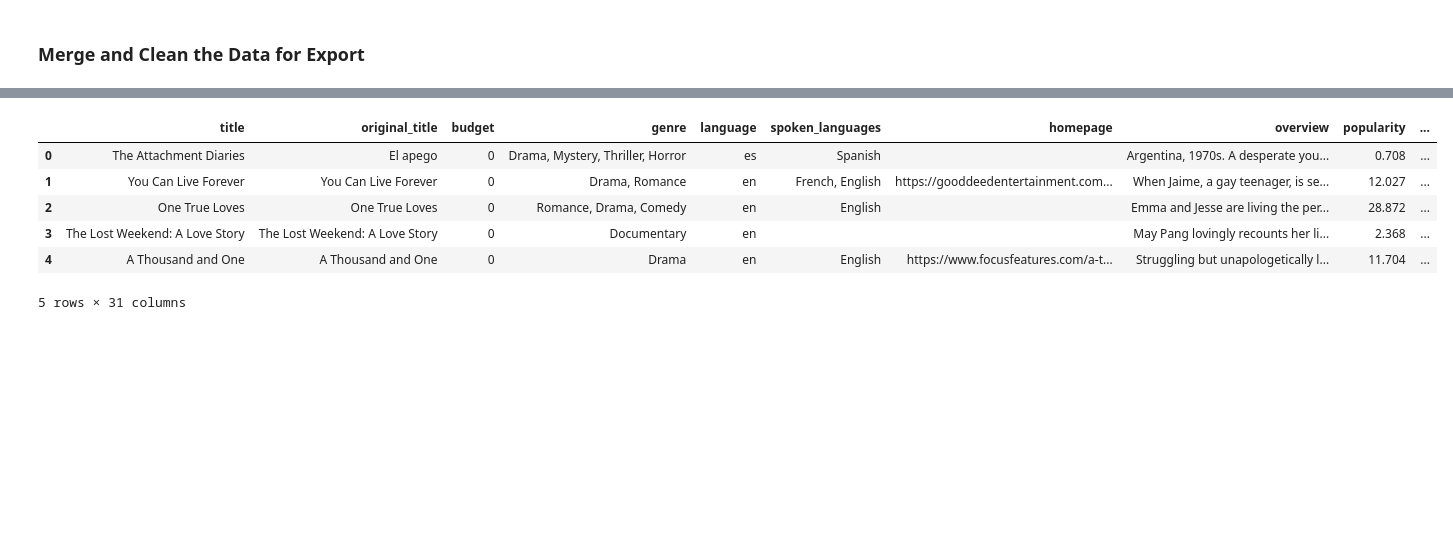
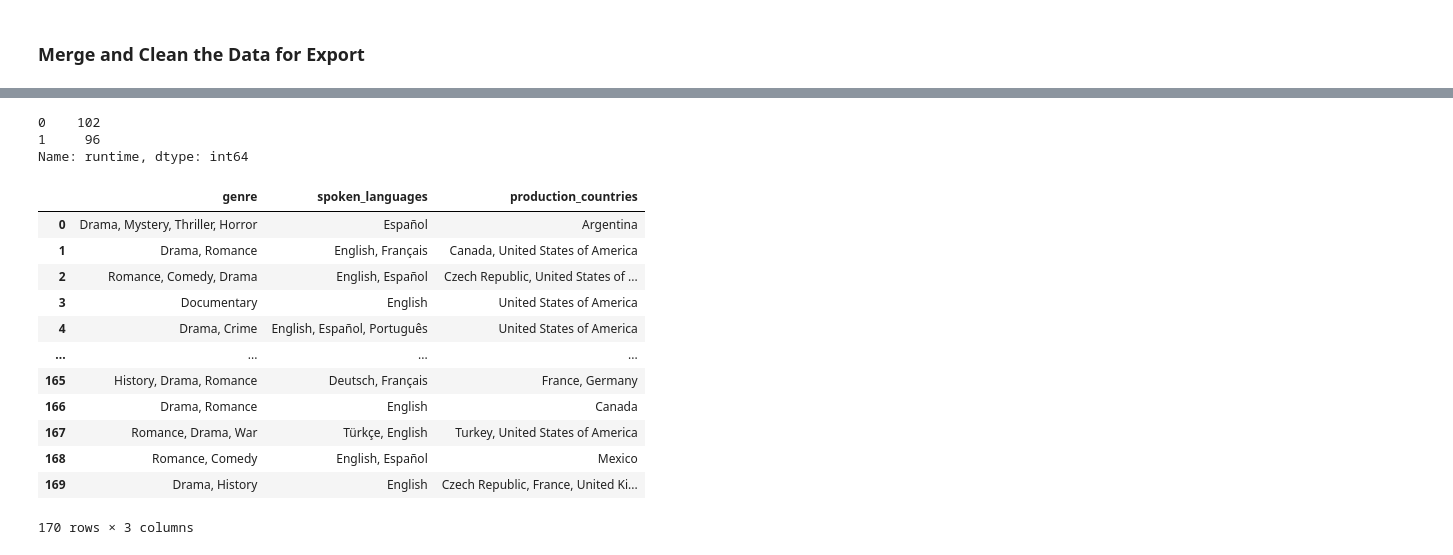
Before and after one commit to sin31415/data-sourcing-challenge, a Jupyter notebook: retrieve_movie_data.ipynb, the cells around one changed output, grey strips where cells are left out. Cells and saved outputs as stored; diff of their text form; code cells hidden in the pictures; blank space fills up the shorter version.

```diff
--- a/retrieve_movie_data.ipynb
+++ b/retrieve_movie_data.ipynb
@@ -167,5 +248,7 @@ def extract_keywords(keyword_list):
 # %%
 # Create a list from the "title" column using to_list()
 # These titles will be used in the query for The Movie Database
+movies_title_list = reviews_df['title'].to_list()
+movies_title_list
 # %% [output]
 ['The Attachment Diaries',
@@ -191,3 +274,4 @@ def extract_keywords(keyword_list):
 # Prepare The Movie Database query
 url = "https://api.themoviedb.org/3/search/movie?query="
 tmdb_key_string = "&api_key=" + tmdb_api_key
+url_details = "https://api.themoviedb.org/3/movie/"
@@ -278,5 +550,7 @@ Kedi,’ Rekindling a ‘Love of Life not found.
 ]
 # %%
 # Convert the results to a DataFrame
+tmdb_movies_list_df = pd.DataFrame(tmdb_movies_list)
+tmdb_movies_list_df
 # %% [output]
 |  | title | original_title | budget | genre | language | spoken_languages | homepage | overview | popularity | ... |
@@ -296,5 +570,7 @@ Kedi,’ Rekindling a ‘Love of Life not found.
 ### Merge and Clean the Data for Export
 # %%
 # Merge the New York Times reviews and TMDB DataFrames on title
+merged_df = pd.merge(tmdb_movies_list_df, reviews_df_k, on='title', how="inner")
+merged_df
 # %% [output]
 |  | title | original_title | budget | genre | language | spoken_languages | homepage | overview | popularity | ... |
@@ -313,27 +601,45 @@ Kedi,’ Rekindling a ‘Love of Life not found.
+# %%
+merged_df['runtime'].head(2)
+# %% [output]
+0    102
+1     96
+Name: runtime, dtype: int64
 # %%
 # Remove list brackets and quotation marks on the columns containing lists
 # Create a list of the columns that need fixing
-
+columns_fixing_list = ['genre','spoken_languages','production_countries']
 
 # Create a list of characters to remove
+character_replace_list = ["[","]","'",]
 
+def remove_characters(s):
+    for char in character_replace_list:
+        s = s.replace(char, "")
+    return s
 
 # Loop through the list of columns to fix
-
+for col in columns_fixing_list:
     # Convert the column to type 'str'
-
+    merged_df[col] = merged_df[col].astype(str)
 
     # Loop through characters to remove
-
+    merged_df[col] = merged_df[col].apply(remove_characters)
 
 # Display the fixed DataFrame
+merged_df[columns_fixing_list]
 # %% [output]
-|  | title | original_title | budget | genre | language | spoken_languages | homepage | overview | popularity | ... |
-| 0 | The Attachment Diaries | El apego | 0 | Drama, Mystery, Thriller, Horror | es | Spanish |  | Argentina, 1970s. A desperate you... | 0.708 | ... |
-| 1 | You Can Live Forever | You Can Live Forever | 0 | Drama, Romance | en | French, English | https://gooddeedentertainment.com... | When Jaime, a gay teenager, is se... | 12.027 | ... |
-| 2 | One True Loves | One True Loves | 0 | Romance, Drama, Comedy | en | English |  | Emma and Jesse are living the per... | 28.872 | ... |
-| 3 | The Lost Weekend: A Love Story | The Lost Weekend: A Love Story | 0 | Documentary | en |  |  | May Pang lovingly recounts her li... | 2.368 | ... |
-| 4 | A Thousand and One | A Thousand and One | 0 | Drama | en | English | https://www.focusfeatures.com/a-t... | Struggling but unapologetically l... | 11.704 | ... |
+|  | genre | spoken_languages | production_countries |
+| 0 | Drama, Mystery, Thriller, Horror | Español | Argentina |
+| 1 | Drama, Romance | English, Français | Canada, United States of America |
+| 2 | Romance, Comedy, Drama | English, Español | Czech Republic, United States of ... |
+| 3 | Documentary | English | United States of America |
+| 4 | Drama, Crime | English, Español, Português | United States of America |
+| ... | ... | ... | ... |
+| 165 | History, Drama, Romance | Deutsch, Français | France, Germany |
+| 166 | Drama, Romance | English | Canada |
+| 167 | Romance, Drama, War | Türkçe, English | Turkey, United States of America |
+| 168 | Romance, Comedy | English, Español | Mexico |
+| 169 | Drama, History | English | Czech Republic, France, United Ki... |
-5 rows × 31 columns
+170 rows × 3 columns
 # %%
 # Drop "byline.person" column
```
Also changed, not shown: parts of 21 cells of this notebook, 3 other files.
